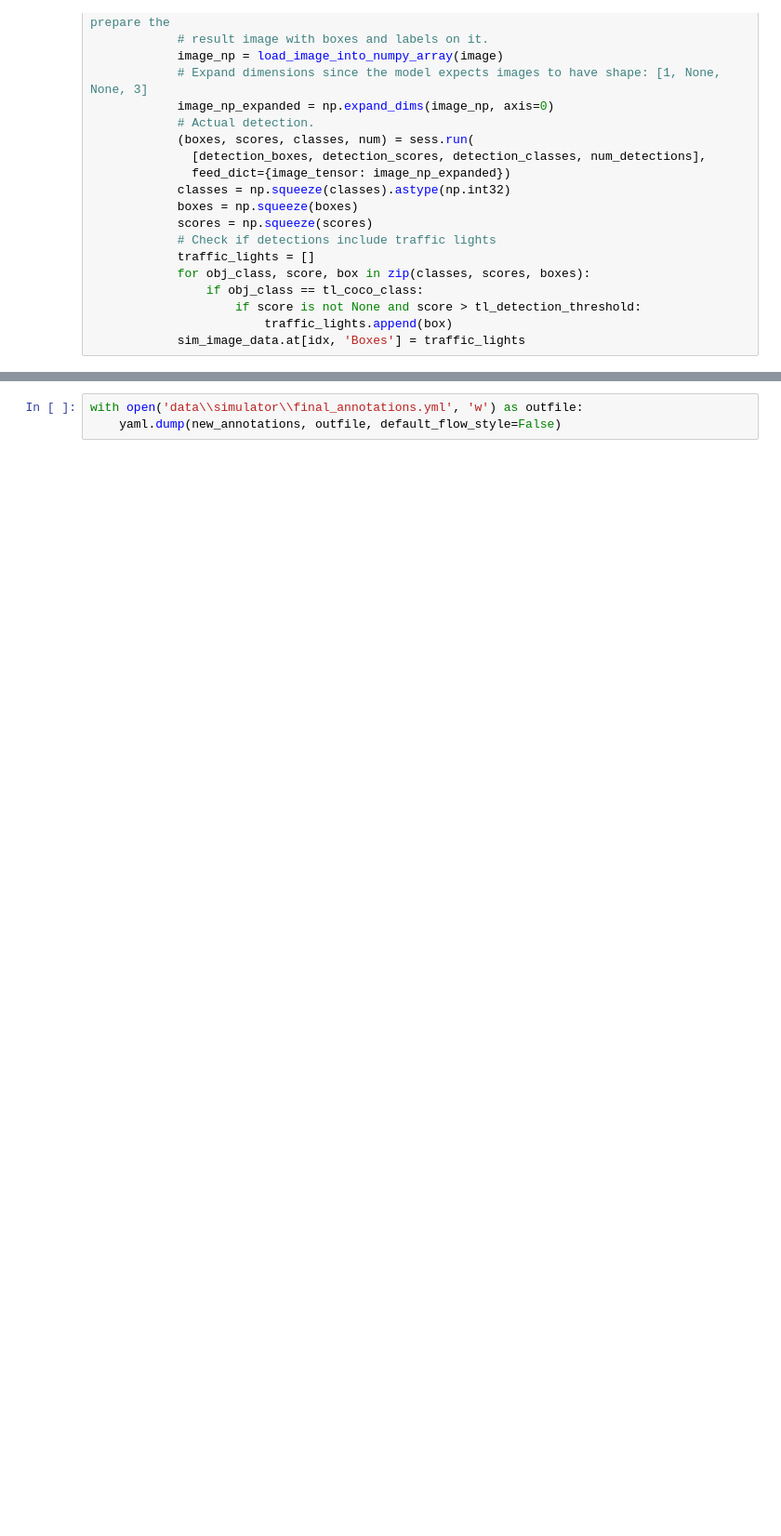
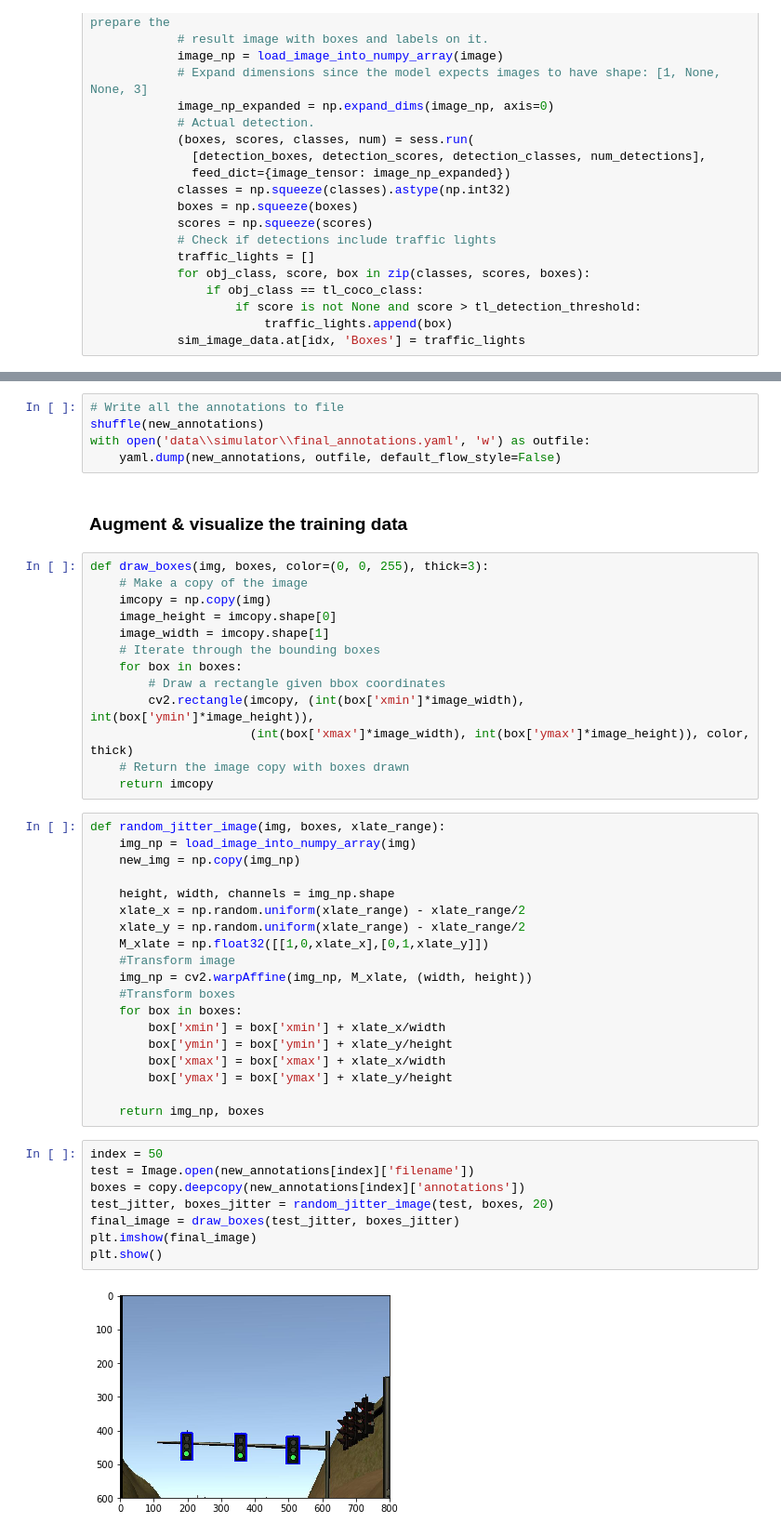
Before and after one commit to shazraz/tl-classifier, a Jupyter notebook: prepare_training_data.ipynb, the cells around one changed output, grey strips where cells are left out. Shown at 93% size. Saved outputs shown, nothing was run; the diff lists cells and outputs as text; blank space fills up the shorter version.

```diff
--- a/prepare_training_data.ipynb
+++ b/prepare_training_data.ipynb
@@ -119,5 +117,51 @@ for idx, row in sim_image_data.iterrows():
         new_sample['annotations'].append(box)
     new_annotations.append(new_sample)
 # %%
-with open('data\\simulator\\final_annotations.yml', 'w') as outfile:
+# Write all the annotations to file
+shuffle(new_annotations)
+with open('data\\simulator\\final_annotations.yaml', 'w') as outfile:
     yaml.dump(new_annotations, outfile, default_flow_style=False)
+# %% [markdown]
+### Augment & visualize the training data
+# %%
+def draw_boxes(img, boxes, color=(0, 0, 255), thick=3):
+    # Make a copy of the image
+    imcopy = np.copy(img)
+    image_height = imcopy.shape[0]
+    image_width = imcopy.shape[1]
+    # Iterate through the bounding boxes
+    for box in boxes:
+        # Draw a rectangle given bbox coordinates
+        cv2.rectangle(imcopy, (int(box['xmin']*image_width), int(box['ymin']*image_height)),
+                      (int(box['xmax']*image_width), int(box['ymax']*image_height)), color, thick)
+    # Return the image copy with boxes drawn
+    return imcopy
+# %%
+def random_jitter_image(img, boxes, xlate_range):
+    img_np = load_image_into_numpy_array(img)
+    new_img = np.copy(img_np)
+
+    height, width, channels = img_np.shape
+    xlate_x = np.random.uniform(xlate_range) - xlate_range/2
+    xlate_y = np.random.uniform(xlate_range) - xlate_range/2
+    M_xlate = np.float32([[1,0,xlate_x],[0,1,xlate_y]])
+    #Transform image
+    img_np = cv2.warpAffine(img_np, M_xlate, (width, height))
+    #Transform boxes
+    for box in boxes:
+        box['xmin'] = box['xmin'] + xlate_x/width
+        box['ymin'] = box['ymin'] + xlate_y/height
+        box['xmax'] = box['xmax'] + xlate_x/width
+        box['ymax'] = box['ymax'] + xlate_y/height
+
+    return img_np, boxes
+# %%
+index = 50
+test = Image.open(new_annotations[index]['filename'])
+boxes = copy.deepcopy(new_annotations[index]['annotations'])
+test_jitter, boxes_jitter = random_jitter_image(test, boxes, 20)
+final_image = draw_boxes(test_jitter, boxes_jitter)
+plt.imshow(final_image)
+plt.show()
+# %% [output]
+[figure, added]
```
Also changed, not shown: parts of 4 cells of this notebook, 2 other files.
